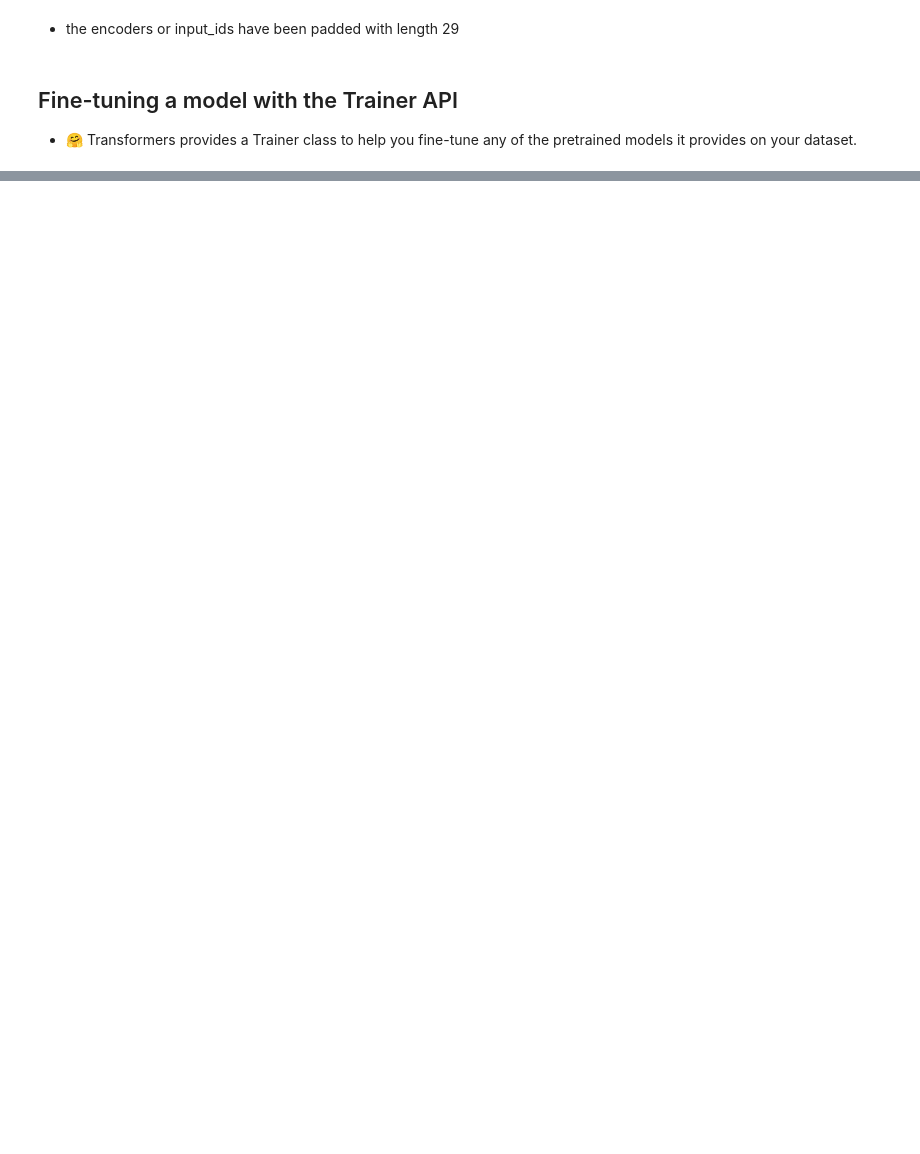
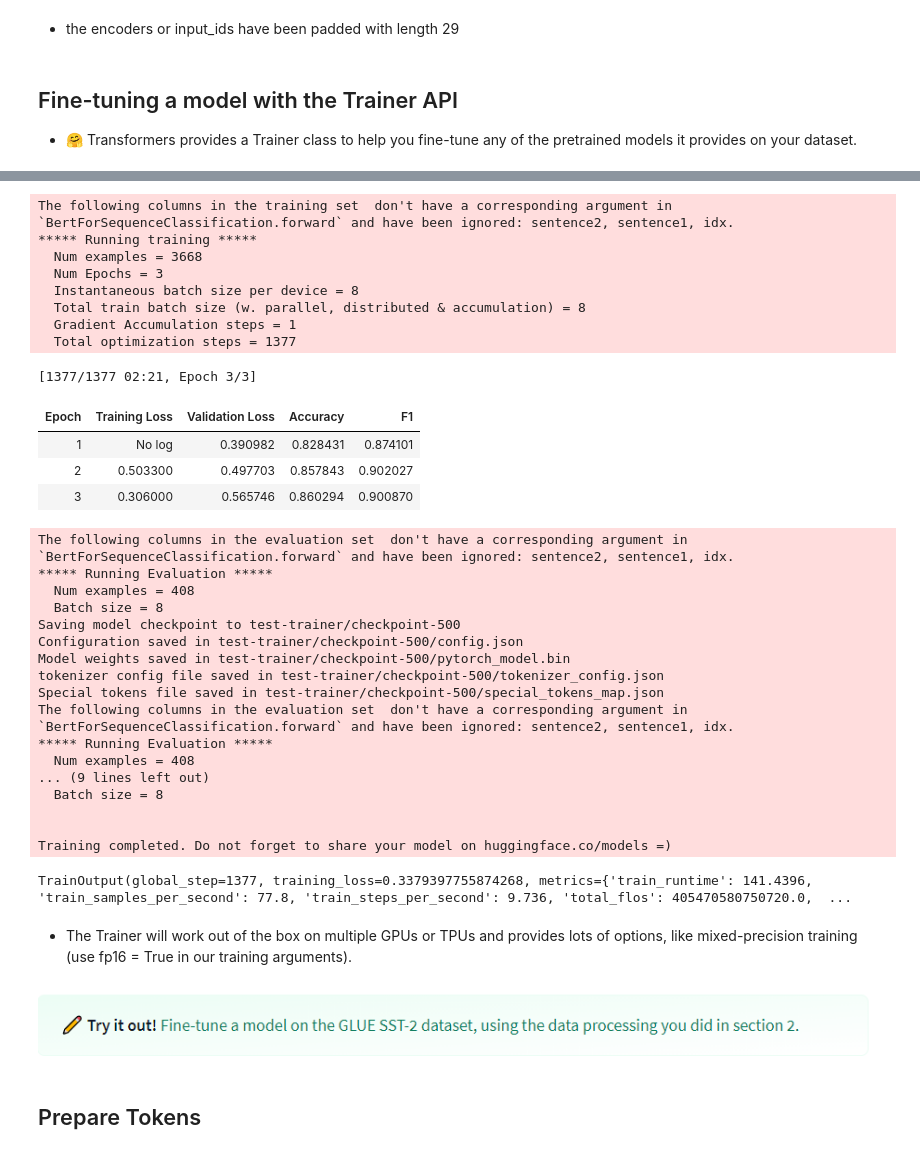
Before and after one commit to plaban1981/Huggingface_transformers_course, a Jupyter notebook: Fine_tuning_a_pretrained_HuggingFace_model.ipynb, the cells around one changed output, grey strips where cells are left out. Saved outputs shown, nothing was run; the diff lists cells and outputs as text; code cells hidden in the pictures; blank space fills up the shorter version.

```diff
--- a/Fine_tuning_a_pretrained_HuggingFace_model.ipynb
+++ b/Fine_tuning_a_pretrained_HuggingFace_model.ipynb
@@ -466,0 +596,3 @@ Loading cached processed dataset at /root/.cache/huggingface/datasets/glue/mrpc/
+# %%
+predictions = trainer.predict(tokenized_datasets["validation"])
+print(predictions.predictions.shape, predictions.label_ids.shape)
@@ -466,0 +633,5 @@ Loading cached processed dataset at /root/.cache/huggingface/datasets/glue/mrpc/
+# %%
+from datasets import load_metric
+
+metric = load_metric("glue", "mrpc")
+metric.compute(predictions=preds, references=predictions.label_ids)
@@ -466,0 +642,6 @@ Loading cached processed dataset at /root/.cache/huggingface/datasets/glue/mrpc/
+# %%
+def compute_metrics(eval_preds):
+    metric = load_metric("glue", "mrpc")
+    logits, labels = eval_preds
+    predictions = np.argmax(logits, axis=-1)
+    return metric.compute(predictions=predictions, references=labels)
@@ -466,0 +650,13 @@ Loading cached processed dataset at /root/.cache/huggingface/datasets/glue/mrpc/
+# %%
+training_args = TrainingArguments("test-trainer", evaluation_strategy="epoch")
+model = AutoModelForSequenceClassification.from_pretrained(checkpoint, num_labels=2)
+
+trainer = Trainer(
+    model,
+    training_args,
+    train_dataset=tokenized_datasets["train"],
+    eval_dataset=tokenized_datasets["validation"],
+    data_collator=data_collator,
+    tokenizer=tokenizer,
+    compute_metrics=compute_metrics
+)
@@ -466,0 +681,40 @@ Loading cached processed dataset at /root/.cache/huggingface/datasets/glue/mrpc/
+# %%
+trainer.train()
+# %% [output]
+The following columns in the training set  don't have a corresponding argument in `BertForSequenceClassification.forward` and have been ignored: sentence2, sentence1, idx.
+***** Running training *****
+  Num examples = 3668
+  Num Epochs = 3
+  Instantaneous batch size per device = 8
+  Total train batch size (w. parallel, distributed & accumulation) = 8
+  Gradient Accumulation steps = 1
+  Total optimization steps = 1377
+[1377/1377 02:21, Epoch 3/3]
+| Epoch | Training Loss | Validation Loss | Accuracy | F1 |
+| 1 | No log | 0.390982 | 0.828431 | 0.874101 |
+| 2 | 0.503300 | 0.497703 | 0.857843 | 0.902027 |
+| 3 | 0.306000 | 0.565746 | 0.860294 | 0.900870 |
+The following columns in the evaluation set  don't have a corresponding argument in `BertForSequenceClassification.forward` and have been ignored: sentence2, sentence1, idx.
+***** Running Evaluation *****
+  Num examples = 408
+  Batch size = 8
+Saving model checkpoint to test-trainer/checkpoint-500
+Configuration saved in test-trainer/checkpoint-500/config.json
+Model weights saved in test-trainer/checkpoint-500/pytorch_model.bin
+tokenizer config file saved in test-trainer/checkpoint-500/tokenizer_config.json
+Special tokens file saved in test-trainer/checkpoint-500/special_tokens_map.json
+The following columns in the evaluation set  don't have a corresponding argument in `BertForSequenceClassification.forward` and have been ignored: sentence2, sentence1, idx.
+***** Running Evaluation *****
+  Num examples = 408
+... (9 lines left out)
+  Batch size = 8
+
+
+Training completed. Do not forget to share your model on huggingface.co/models =)
+TrainOutput(global_step=1377, training_loss=0.3379397755874268, metrics={'train_runtime': 141.4396, 'train_samples_per_second': 77.8, 'train_steps_per_second': 9.736, 'total_flos': 405470580750720.0,  ...
+# %% [markdown]
+* The Trainer will work out of the box on multiple GPUs or TPUs and provides lots of options, like mixed-precision training (use fp16 = True in our training arguments).
+# %% [markdown]
+![image.png](embedded-picture-1)
+# %% [markdown]
+## Prepare Tokens
```
Also changed, not shown: parts of 80 cells of this notebook.
